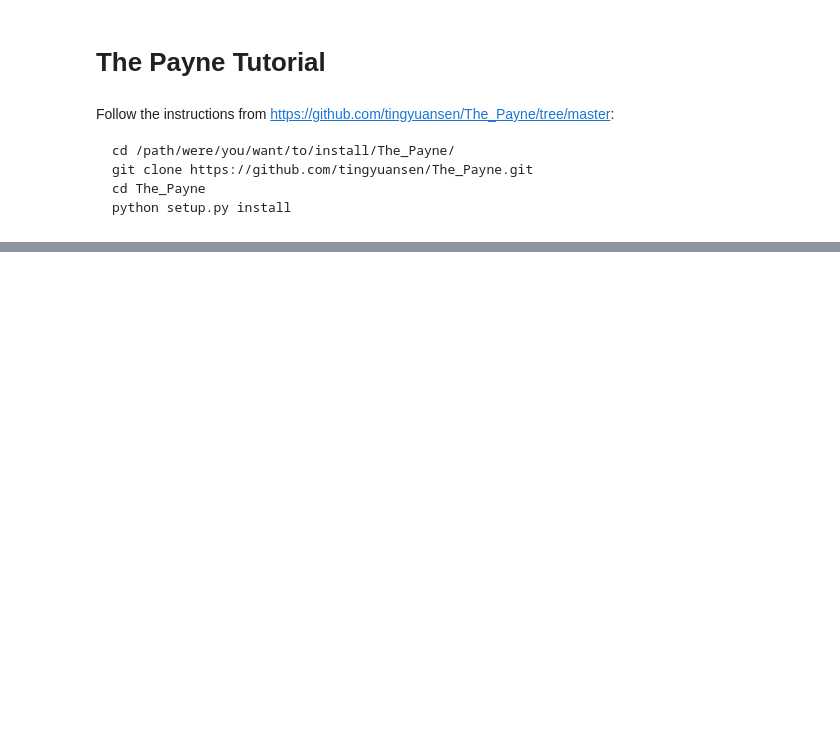
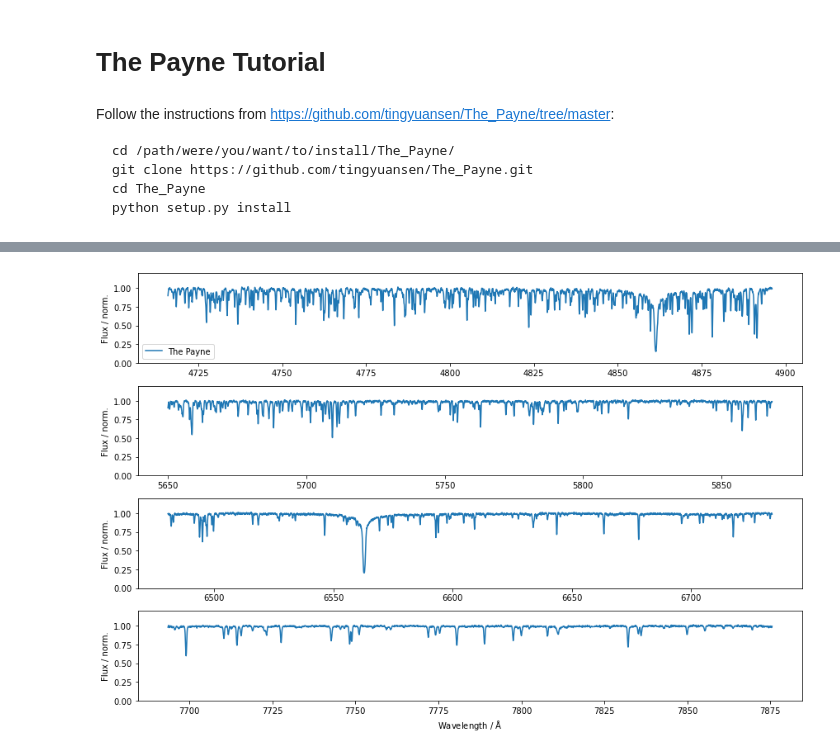
Before and after one commit to svenbuder/the_payne_tutorial, a Jupyter notebook: the_payne_tutorial.ipynb, the cells around one changed output, grey strips where cells are left out. Drawn from its saved outputs; the diff is of its cells as text; code cells hidden in the pictures; blank space fills up the shorter version.

```diff
--- a/the_payne_tutorial.ipynb
+++ b/the_payne_tutorial.ipynb
@@ -146,7 +155,7 @@ training_set_wavelength = np.concatenate(([wavelengths_ccds[ccd] for ccd in ['1'
 training_set_flux = []
 training_set_flux_uncertainty = []
 
-for sobject_id in training_set_label_table['sobject_id'][:20]:
+for sobject_id in training_set_label_table['sobject_id']:
     flux_per_spectrum = []
     flux_uncertainty_per_spectrum = []
     for ccd in ['1','2','3','4']:
@@ -186,0 +232,37 @@ training.neural_net(
+# %%
+NN_coeffs = np.load(model_file+'.npz')
+
+def leaky_relu(z):
+    '''
+    This is the activation function used by default in all our neural networks.
+    '''
+    return z*(z > 0) + 0.01*z*(z < 0)
+
+def get_spectrum_from_neural_net(scaled_labels, NN_coeffs):
+    '''
+    Predict the rest-frame spectrum (normalized) of a single star.
+    We input the scaled stellar labels (not in the original unit).
+    Each label ranges from -0.5 to 0.5
+    '''
+
+    # assuming your NN has two hidden layers.
+    w_array_0 = NN_coeffs['w_array_0']
+    w_array_1 = NN_coeffs['w_array_1']
+    w_array_2 = NN_coeffs['w_array_2']
+    b_array_0 = NN_coeffs['b_array_0']
+    b_array_1 = NN_coeffs['b_array_1']
+    b_array_2 = NN_coeffs['b_array_2']
+    x_min = NN_coeffs['x_min']
+    x_max = NN_coeffs['x_max']
+
+    inside = np.einsum('ij,j->i', w_array_0, scaled_labels) + b_array_0
+    outside = np.einsum('ij,j->i', w_array_1, leaky_relu(inside)) + b_array_1
+    spectrum = np.einsum('ij,j->i', w_array_2, leaky_relu(outside)) + b_array_2
+    return spectrum
+# %%
+def calculate_spectrum(labels, NN_coeffs):
+
+    scaled_labels = (example_labels-NN_coeffs['x_min'])/(NN_coeffs['x_max']-NN_coeffs['x_min']) - 0.5
+    spectrum = get_spectrum_from_neural_net(scaled_labels = scaled_labels, NN_coeffs = neural_network_coefficients)
+
+    return(spectrum)
@@ -186,0 +311,6 @@ training.neural_net(
+# %%
+example_labels = np.array([5772, 4.44, 0.00, 5.0, 1.55], dtype=float)
+example_spectrum = calculate_spectrum(example_labels, NN_coeffs)
+plot_spectrum(example_spectrum, example_labels, comparison_spectrum = None)
+# %% [output]
+[figure, added]
```
Also changed, not shown: parts of 13 cells of this notebook, 2 other files.
